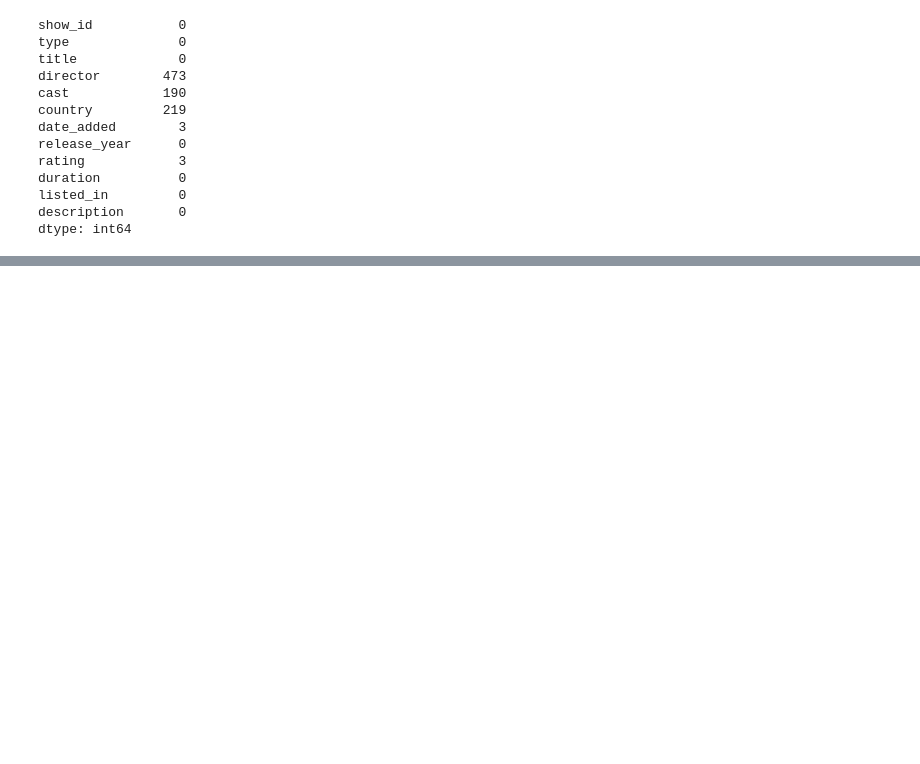
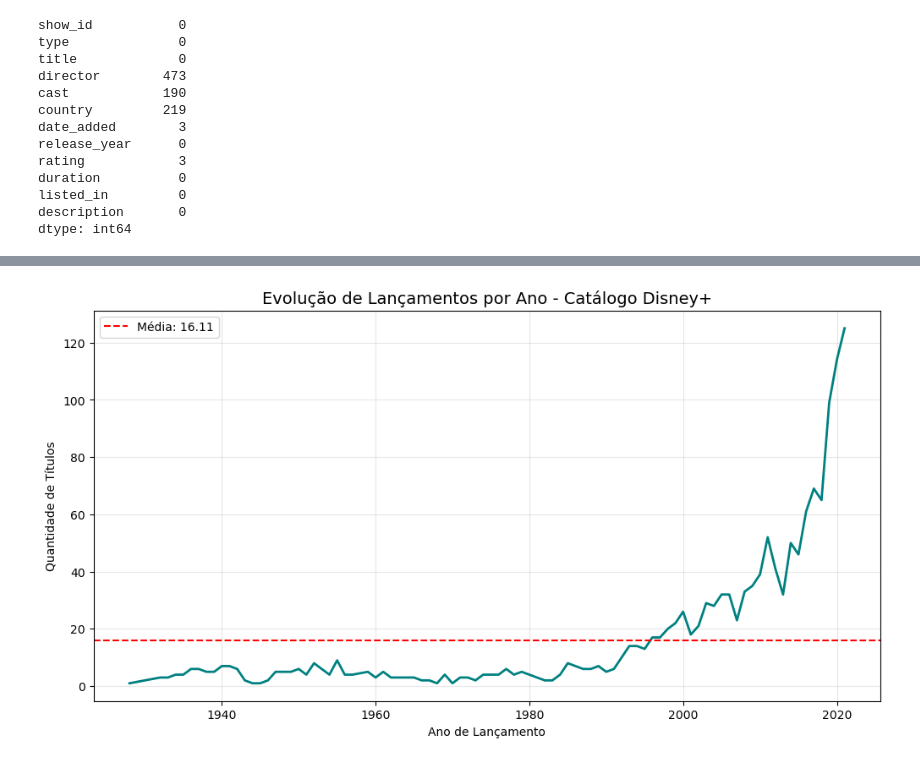
Before and after one commit to NathaliaMainenti/disney-bot-api, a Jupyter notebook: analise_disney.ipynb, the cells around one changed output, grey strips where cells are left out. Cells and saved outputs as stored; diff of their text form; code cells hidden in the pictures; blank space fills up the shorter version.

```diff
--- a/analise_disney.ipynb
+++ b/analise_disney.ipynb
@@ -87,0 +146,24 @@ dtype: int64
+# %%
+# 1. Agrupar por ano e contar a quantidade de títulos
+evolucao_temporal = disney['release_year'].value_counts().sort_index()
+
+# 2. Calcular a média anual de lançamentos (para o insight)
+media_lancamentos = evolucao_temporal.mean()
+
+# 3. Criar o gráfico de linha
+plt.figure(figsize=(12, 6))
+sns.lineplot(x=evolucao_temporal.index, y=evolucao_temporal.values, color='teal', linewidth=2)
+
+# 4. Adicionar uma linha tracejada com a média
+plt.axhline(media_lancamentos, color='red', linestyle='--', label=f'Média: {media_lancamentos:.2f}')
+
+# 5. Personalização
+plt.title('Evolução de Lançamentos por Ano - Catálogo Disney+', fontsize=14)
+plt.xlabel('Ano de Lançamento')
+plt.ylabel('Quantidade de Títulos')
+plt.legend()
+plt.grid(True, alpha=0.3)
+
+plt.show()
+# %% [output]
+[figure, added]
```
Also changed, not shown: parts of 3 cells of this notebook, 1 other file.
